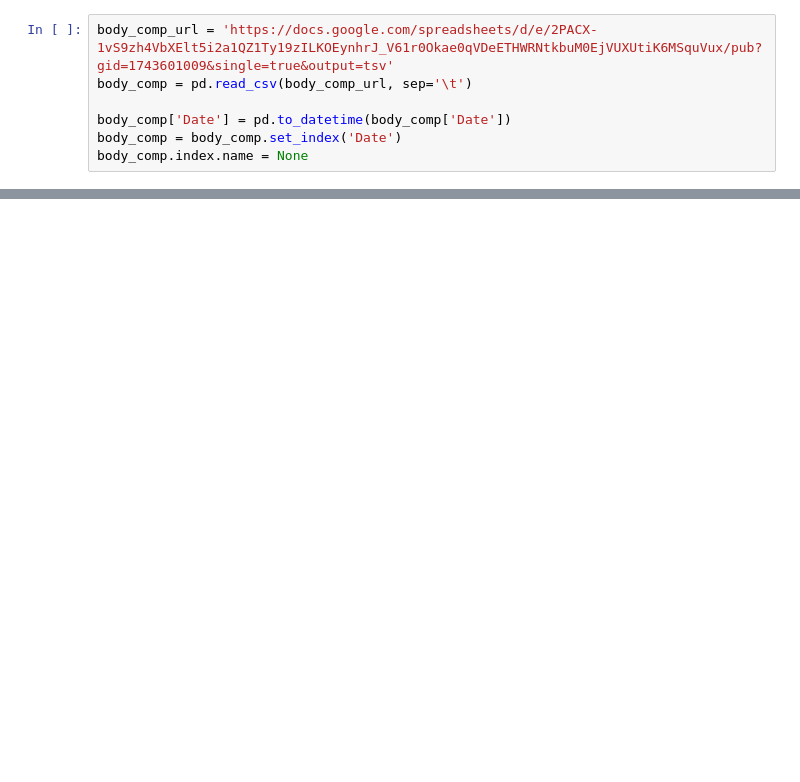
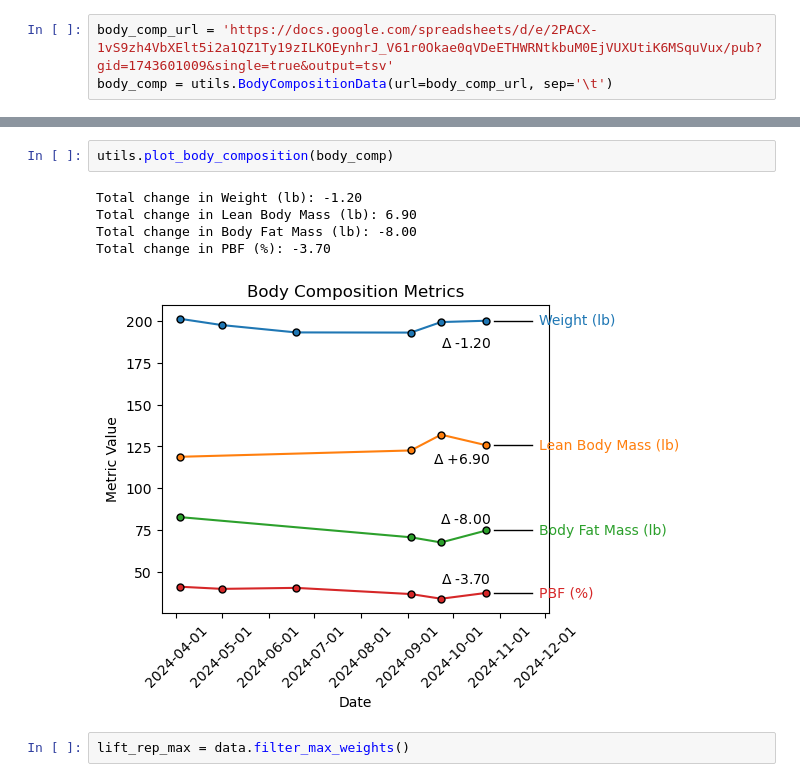
Before and after one commit to j-berg/powerlifting-models, a Jupyter notebook: weightlifting_analysis.ipynb, the cells around one changed output, grey strips where cells are left out. Saved outputs shown, nothing was run; the diff lists cells and outputs as text; blank space fills up the shorter version.

```diff
--- a/weightlifting_analysis.ipynb
+++ b/weightlifting_analysis.ipynb
@@ -60,7 +15,3 @@ print(data.head())
 # %%
 body_comp_url = 'https://docs.google.com/spreadsheets/d/e/2PACX-1vS9zh4VbXElt5i2a1QZ1Ty19zILKOEynhrJ_V61r0Okae0qVDeETHWRNtkbuM0EjVUXUtiK6MSquVux/pub?gid=1743601009&single=true&output=tsv'
-body_comp = pd.read_csv(body_comp_url, sep='\t')
-
-body_comp['Date'] = pd.to_datetime(body_comp['Date'])
-body_comp = body_comp.set_index('Date')
-body_comp.index.name = None
+body_comp = utils.BodyCompositionData(url=body_comp_url, sep='\t')
@@ -382,0 +46,10 @@ Predicting 1RM for:
+# %%
+utils.plot_body_composition(body_comp)
+# %% [output]
+Total change in Weight (lb): -1.20
+Total change in Lean Body Mass (lb): 6.90
+Total change in Body Fat Mass (lb): -8.00
+Total change in PBF (%): -3.70
+[figure, added]
+# %%
+lift_rep_max = data.filter_max_weights()
```
Also changed, not shown: parts of 13 cells of this notebook, 1 other file.
